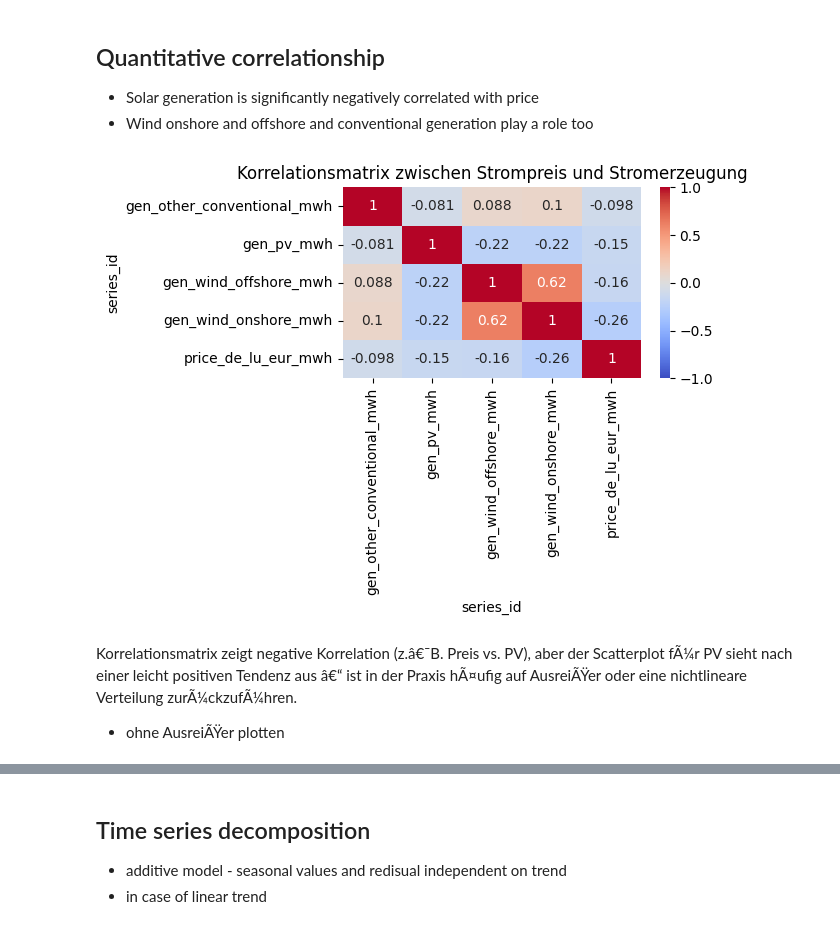
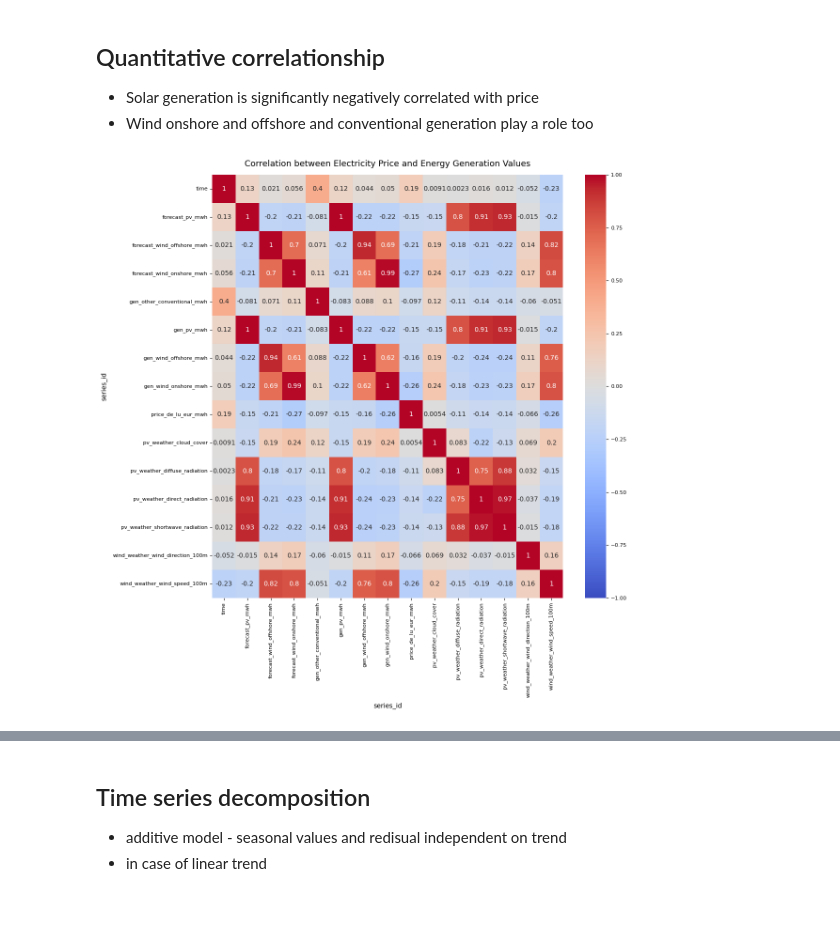
Before and after one commit to SW-oasen/electricity_price_forecast, a Jupyter notebook: notebook/01_eda_price.ipynb, the cells around one changed output, grey strips where cells are left out. Cells and saved outputs as stored; diff of their text form; code cells hidden in the pictures.

```diff
--- a/notebook/01_eda_price.ipynb
+++ b/notebook/01_eda_price.ipynb
@@ -126,8 +126,27 @@ import pandas as pd
 
 engine = sa.create_engine('sqlite:///../db/energy_demand.db')
 query_price_gen = "SELECT * FROM timeseries_values"
+query_series = "SELECT * FROM series_catalog"
+query_demand = "SELECT * FROM energy_demand"
 df_price_gen = pd.read_sql(query_price_gen, engine)
+df_series = pd.read_sql(query_series, engine)
+df_demand = pd.read_sql(query_demand, engine)
+
+df_price_gen = df_price_gen.pivot(index='time', columns='series_id', values='value').reset_index()
 df_price_gen['time'] = pd.to_datetime(df_price_gen['time'], utc=True)
+df_demand['time'] = pd.to_datetime(df_demand['time'], utc=True)
+
+df_price_gen = df_price_gen.dropna()
+df_demand = df_demand.dropna()
+
+print(df_price_gen['time'].dtype)
+print(df_demand['time'].dtype)
+
+print(df_price_gen['time'].isna().sum())
+print(df_demand['time'].isna().sum())
+
+df_demand_price = pd.merge(df_demand, df_price_gen, on='time', how='inner')
+df_demand_price = df_demand_price.drop('data_source', axis=1)
+display(df_demand_price.head())
 
 # Pivot the DataFrame to have 'time' as the index and 'series_id' as columns
-df_price_gen = df_price_gen.pivot(index='time', columns='series_id', values='value')
@@ -320,15 +313,13 @@ plt.show()
 # %%
 # plot correlation using heatmap
 import seaborn as sns
 import matplotlib.pyplot as plt
 
+# set plot size and title
+plt.figure(figsize=(12, 12))
 sns.heatmap(df_price_gen.corr(), annot=True, cmap='coolwarm', vmin=-1, vmax=1)
-plt.title('Korrelationsmatrix zwischen Strompreis und Stromerzeugung')
+plt.title('Correlation between Electricity Price and Energy Generation Values')
 plt.tight_layout()
 plt.show()
 # %% [output]
-[figure, old version]
+[figure, new version]
-# %% [markdown]
-Korrelationsmatrix zeigt negative Korrelation (z.â€¯B. Preis vs. PV), aber der Scatterplot fÃ¼r PV sieht nach einer leicht positiven Tendenz aus â€“ ist in der Praxis hÃ¤ufig auf AusreiÃŸer oder eine nichtlineare Verteilung zurÃ¼ckzufÃ¼hren.
-
-* ohne AusreiÃŸer plotten
```
Also changed, not shown: parts of 23 cells of this notebook, 10 other files.
